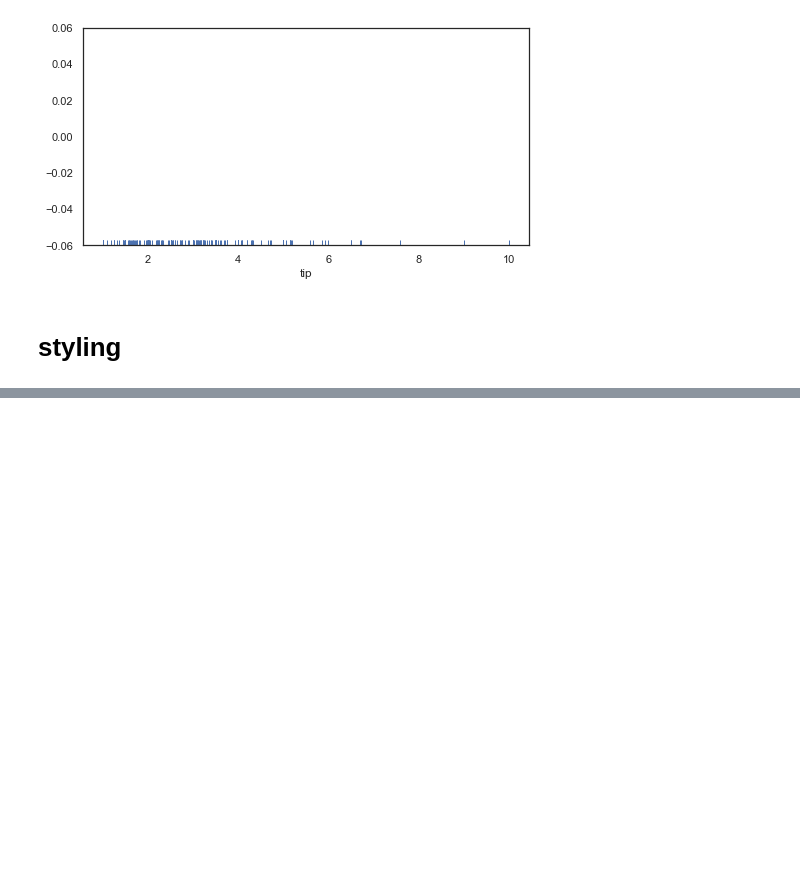
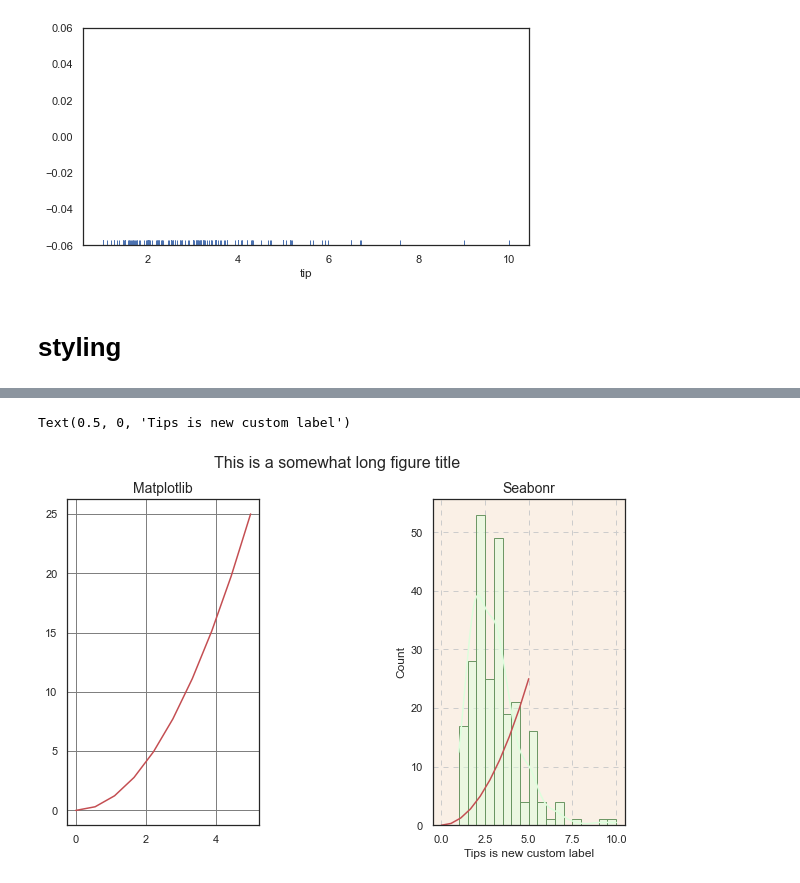
Before and after one commit to Sanaullah-nahk/Learning_libraries, a Jupyter notebook: Seaborn.ipynb, the cells around one changed output, grey strips where cells are left out. Cells and saved outputs as stored; diff of their text form; code cells hidden in the pictures; blank space fills up the shorter version.

```diff
--- a/Seaborn.ipynb
+++ b/Seaborn.ipynb
@@ -115,0 +103,30 @@ df1
+# %%
+x_1 = np.linspace(0,5,10)
+y_1 = x_1**2
+# %%
+fig1 = plt.figure(figsize=(10,6))
+plt.tight_layout()
+fig1.subplots_adjust( wspace=.9) #width space
+kwargs_main  = { 'fontsize':16}
+fig1.suptitle('This is a somewhat long figure title', **kwargs_main )
+
+
+##### Apple Plot
+ax1 = plt.subplot(1,2,1)
+plt.plot(x_1, y_1, 'r')
+ax1.set_title('Matplotlib', fontsize=14)
+plt.grid(True, color = '0.5')   #add grid
+
+##### Banana Plot
+ax2 = plt.subplot(1,2,2)
+
+sns.histplot(df2.tip,kde=True, color='#DDFFDD', edgecolor="#6A9662")
+plt.plot(x_1, y_1, 'r')
+
+plt.grid(True, color = '0.8', dashes=(5,5,0,0))   #add grid
+ax2.set_facecolor('linen')
+ax2.set_title('Seabonr', fontsize=14);
+ax2.set_xlabel('Tips is new custom label')
+# %% [output]
+Text(0.5, 0, 'Tips is new custom label')
+[figure, added]
```
Also changed, not shown: parts of 9 cells of this notebook, 2 other files.
